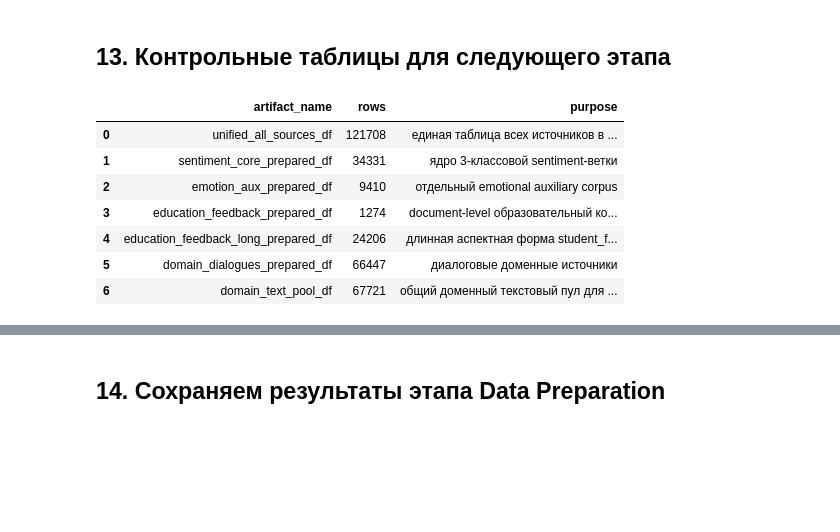
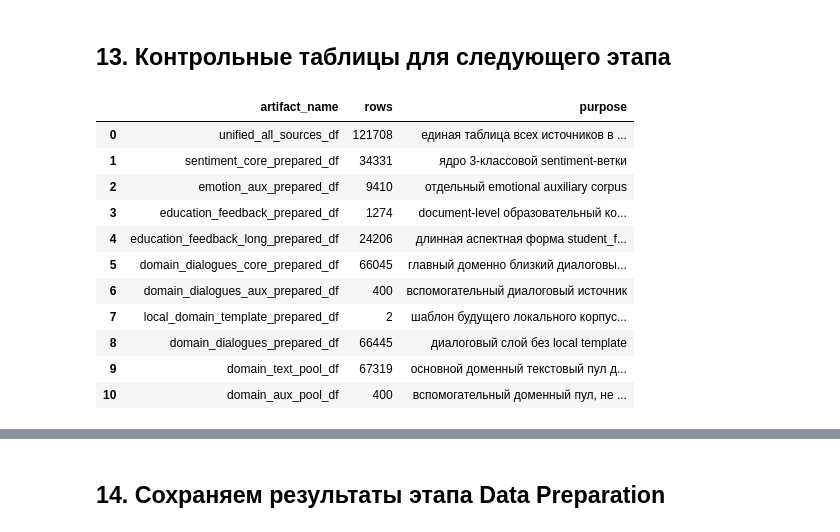
Before and after one commit to DenisBoytsov41/tutors-sentiment-coursework, a Jupyter notebook: notebooks/02_extract_domain_texts.ipynb, the cells around one changed output, grey strips where cells are left out. Saved outputs shown, nothing was run; the diff lists cells and outputs as text; code cells hidden in the pictures; blank space fills up the shorter version.

```diff
--- a/notebooks/02_extract_domain_texts.ipynb
+++ b/notebooks/02_extract_domain_texts.ipynb
@@ -1032,6 +1064,16 @@ display(short_dialogue_texts_df)
 | 55459 | instructional_dialogues_ru | instructional_dialogues_ru.csv | student | Спасибо! |
 | 55460 | instructional_dialogues_ru | instructional_dialogues_ru.csv | tutor_analog | Пожалуйста! |
 100 rows × 4 columns
+# %%
+def keep_common_schema(df: pd.DataFrame) -> pd.DataFrame:
+    df = df.copy()
+
+    for col in COMMON_COLUMNS:
+        if col not in df.columns:
+            df[col] = None
+
+    df = df[COMMON_COLUMNS].copy()
+    return df
 # %% [markdown]
 ## 12. Формируем cleaned-наборы для следующего ноутбука
 # %%
@@ -1097,34 +1161,58 @@ next_step_control_df = pd.DataFrame([
         "purpose": "отдельный emotional auxiliary corpus"
     },
     {
         "artifact_name": "education_feedback_prepared_df",
         "rows": len(education_feedback_prepared_df),
         "purpose": "document-level образовательный корпус"
     },
     {
         "artifact_name": "education_feedback_long_prepared_df",
         "rows": len(education_feedback_long_prepared_df),
         "purpose": "длинная аспектная форма student_feedback_ru"
     },
     {
+        "artifact_name": "domain_dialogues_core_prepared_df",
+        "rows": len(domain_dialogues_core_prepared_df),
+        "purpose": "главный доменно близкий диалоговый источник"
+    },
+    {
+        "artifact_name": "domain_dialogues_aux_prepared_df",
+        "rows": len(domain_dialogues_aux_prepared_df),
+        "purpose": "вспомогательный диалоговый источник"
+    },
+    {
+        "artifact_name": "local_domain_template_prepared_df",
+        "rows": len(local_domain_template_prepared_df),
+        "purpose": "шаблон будущего локального корпуса; пока не включать в реальный target set"
+    },
+    {
         "artifact_name": "domain_dialogues_prepared_df",
         "rows": len(domain_dialogues_prepared_df),
-        "purpose": "диалоговые доменные источники"
+        "purpose": "диалоговый слой без local template"
     },
     {
         "artifact_name": "domain_text_pool_df",
         "rows": len(domain_text_pool_df),
-        "purpose": "общий доменный текстовый пул для 03_build_target_dataset"
+        "purpose": "основной доменный текстовый пул для 03_build_target_dataset"
+    },
+    {
+        "artifact_name": "domain_aux_pool_df",
+        "rows": len(domain_aux_pool_df),
+        "purpose": "вспомогательный доменный пул, не смешиваем автоматически с core pool"
     },
 ])
 
 display(next_step_control_df)
 # %% [output]
 |  | artifact_name | rows | purpose |
 | 0 | unified_all_sources_df | 121708 | единая таблица всех источников в ... |
 | 1 | sentiment_core_prepared_df | 34331 | ядро 3-классовой sentiment-ветки |
 | 2 | emotion_aux_prepared_df | 9410 | отдельный emotional auxiliary corpus |
 | 3 | education_feedback_prepared_df | 1274 | document-level образовательный ко... |
 | 4 | education_feedback_long_prepared_df | 24206 | длинная аспектная форма student_f... |
-| 5 | domain_dialogues_prepared_df | 66447 | диалоговые доменные источники |
-| 6 | domain_text_pool_df | 67721 | общий доменный текстовый пул для ... |
+| 5 | domain_dialogues_core_prepared_df | 66045 | главный доменно близкий диалоговы... |
+| 6 | domain_dialogues_aux_prepared_df | 400 | вспомогательный диалоговый источник |
+| 7 | local_domain_template_prepared_df | 2 | шаблон будущего локального корпус... |
+| 8 | domain_dialogues_prepared_df | 66445 | диалоговый слой без local template |
+| 9 | domain_text_pool_df | 67319 | основной доменный текстовый пул д... |
+| 10 | domain_aux_pool_df | 400 | вспомогательный доменный пул, не ... |
```
Also changed, not shown: parts of 12 cells of this notebook.
